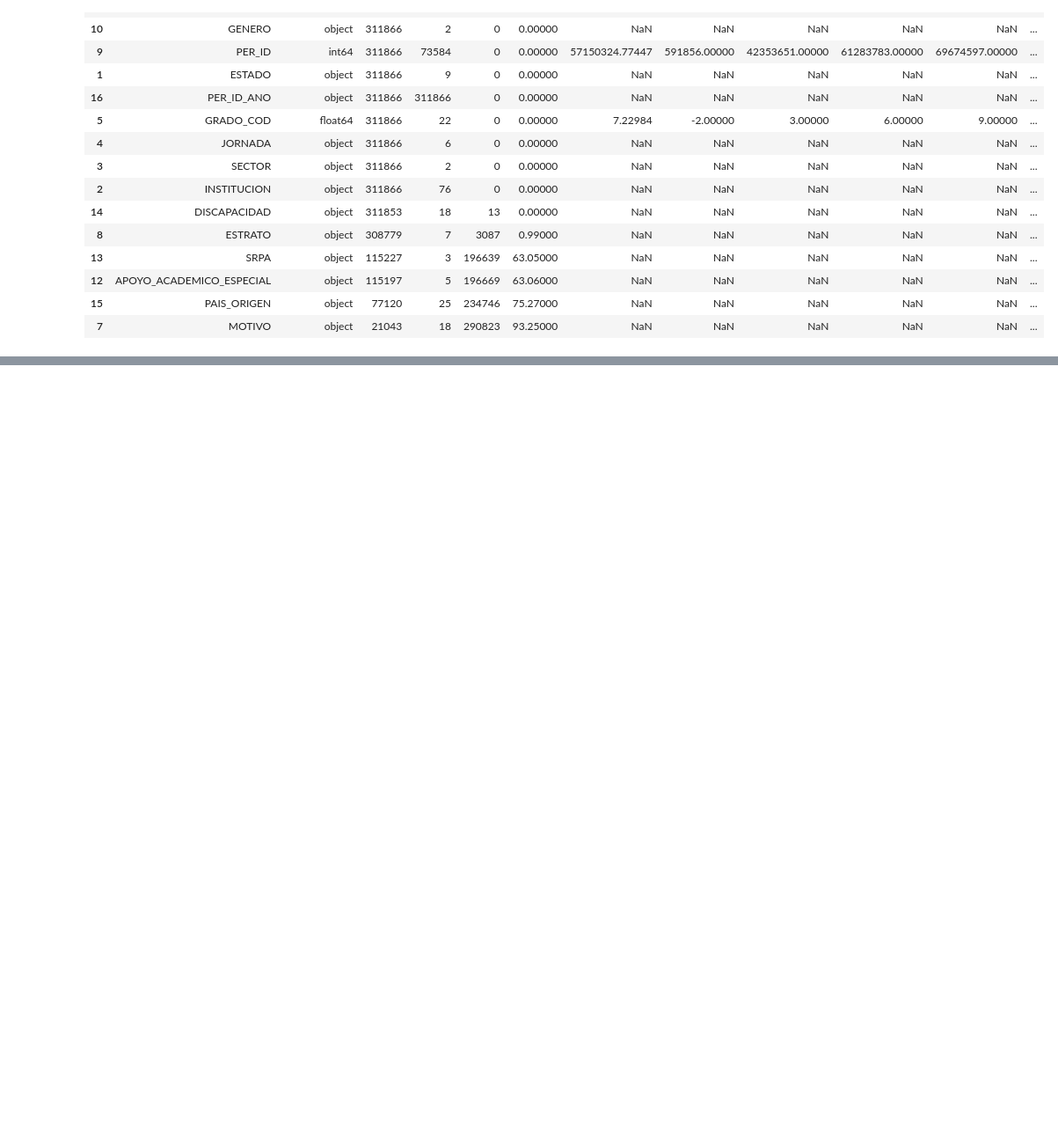
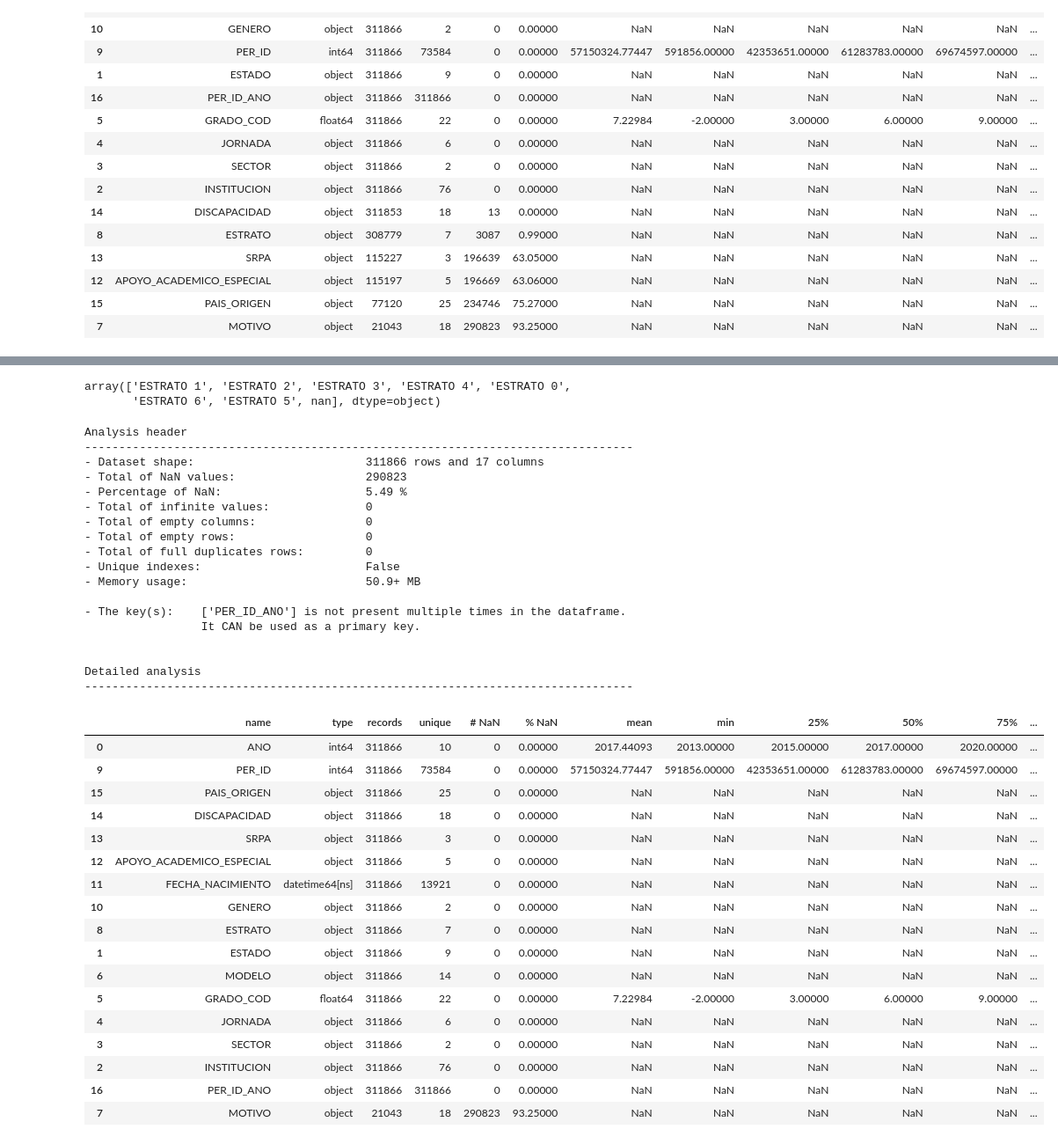
Before and after one commit to samirhinojosa/school-dropout-in-sogamoso, a Jupyter notebook: notebooks/school_dropout_eda_final.ipynb, the cells around one changed output, grey strips where cells are left out. Shown: that part at 88% size. Cells and saved outputs as stored; diff of their text form; code cells hidden in the pictures; blank space fills up the shorter version.

```diff
--- a/notebooks/school_dropout_eda_final.ipynb
+++ b/notebooks/school_dropout_eda_final.ipynb
@@ -737,0 +768,2 @@ Detailed analysis
+# %%
+df_students[["APOYO_ACADEMICO_ESPECIAL"]] = df_students.loc[:, ["APOYO_ACADEMICO_ESPECIAL"]].fillna(value="NO APLICA")
@@ -737,0 +775,2 @@ Detailed analysis
+# %%
+df_students[["SRPA"]] = df_students.loc[:, ["SRPA"]].fillna(value="NO APLICA")
@@ -737,0 +789,48 @@ Detailed analysis
+# %%
+df_students[["DISCAPACIDAD"]] = df_students.loc[:, ["DISCAPACIDAD"]].fillna(value="NO APLICA")
+# %%
+df_students["ESTRATO"].unique()
+# %% [output]
+array(['ESTRATO 1', 'ESTRATO 2', 'ESTRATO 3', 'ESTRATO 4', 'ESTRATO 0',
+       'ESTRATO 6', 'ESTRATO 5', nan], dtype=object)
+# %%
+df_students[["ESTRATO"]] = df_students.loc[:, ["ESTRATO"]].fillna(value=df_students["ESTRATO"].mode()[0])
+# %%
+df_analysis(df_students, key_columns=["PER_ID_ANO"], analysis_type="complete")
+# %% [output]
+Analysis header
+--------------------------------------------------------------------------------
+- Dataset shape:                         311866 rows and 17 columns
+- Total of NaN values:                   290823
+- Percentage of NaN:                     5.49 %
+- Total of infinite values:              0
+- Total of empty columns:                0
+- Total of empty rows:                   0
+- Total of full duplicates rows:         0
+- Unique indexes:                        False
+- Memory usage:                          50.9+ MB
+
+- The key(s):    ['PER_ID_ANO'] is not present multiple times in the dataframe.
+                 It CAN be used as a primary key.
+
+
+Detailed analysis
+--------------------------------------------------------------------------------
+|  | name | type | records | unique | # NaN | % NaN | mean | min | 25% | 50% | 75% | ... |
+| 0 | ANO | int64 | 311866 | 10 | 0 | 0.00000 | 2017.44093 | 2013.00000 | 2015.00000 | 2017.00000 | 2020.00000 | ... |
+| 9 | PER_ID | int64 | 311866 | 73584 | 0 | 0.00000 | 57150324.77447 | 591856.00000 | 42353651.00000 | 61283783.00000 | 69674597.00000 | ... |
+| 15 | PAIS_ORIGEN | object | 311866 | 25 | 0 | 0.00000 | NaN | NaN | NaN | NaN | NaN | ... |
+| 14 | DISCAPACIDAD | object | 311866 | 18 | 0 | 0.00000 | NaN | NaN | NaN | NaN | NaN | ... |
+| 13 | SRPA | object | 311866 | 3 | 0 | 0.00000 | NaN | NaN | NaN | NaN | NaN | ... |
+| 12 | APOYO_ACADEMICO_ESPECIAL | object | 311866 | 5 | 0 | 0.00000 | NaN | NaN | NaN | NaN | NaN | ... |
+| 11 | FECHA_NACIMIENTO | datetime64[ns] | 311866 | 13921 | 0 | 0.00000 | NaN | NaN | NaN | NaN | NaN | ... |
+| 10 | GENERO | object | 311866 | 2 | 0 | 0.00000 | NaN | NaN | NaN | NaN | NaN | ... |
+| 8 | ESTRATO | object | 311866 | 7 | 0 | 0.00000 | NaN | NaN | NaN | NaN | NaN | ... |
+| 1 | ESTADO | object | 311866 | 9 | 0 | 0.00000 | NaN | NaN | NaN | NaN | NaN | ... |
+| 6 | MODELO | object | 311866 | 14 | 0 | 0.00000 | NaN | NaN | NaN | NaN | NaN | ... |
+| 5 | GRADO_COD | float64 | 311866 | 22 | 0 | 0.00000 | 7.22984 | -2.00000 | 3.00000 | 6.00000 | 9.00000 | ... |
+| 4 | JORNADA | object | 311866 | 6 | 0 | 0.00000 | NaN | NaN | NaN | NaN | NaN | ... |
+| 3 | SECTOR | object | 311866 | 2 | 0 | 0.00000 | NaN | NaN | NaN | NaN | NaN | ... |
+| 2 | INSTITUCION | object | 311866 | 76 | 0 | 0.00000 | NaN | NaN | NaN | NaN | NaN | ... |
+| 16 | PER_ID_ANO | object | 311866 | 311866 | 0 | 0.00000 | NaN | NaN | NaN | NaN | NaN | ... |
+| 7 | MOTIVO | object | 21043 | 18 | 290823 | 93.25000 | NaN | NaN | NaN | NaN | NaN | ... |
```
Also changed, not shown: parts of 11 cells of this notebook.
